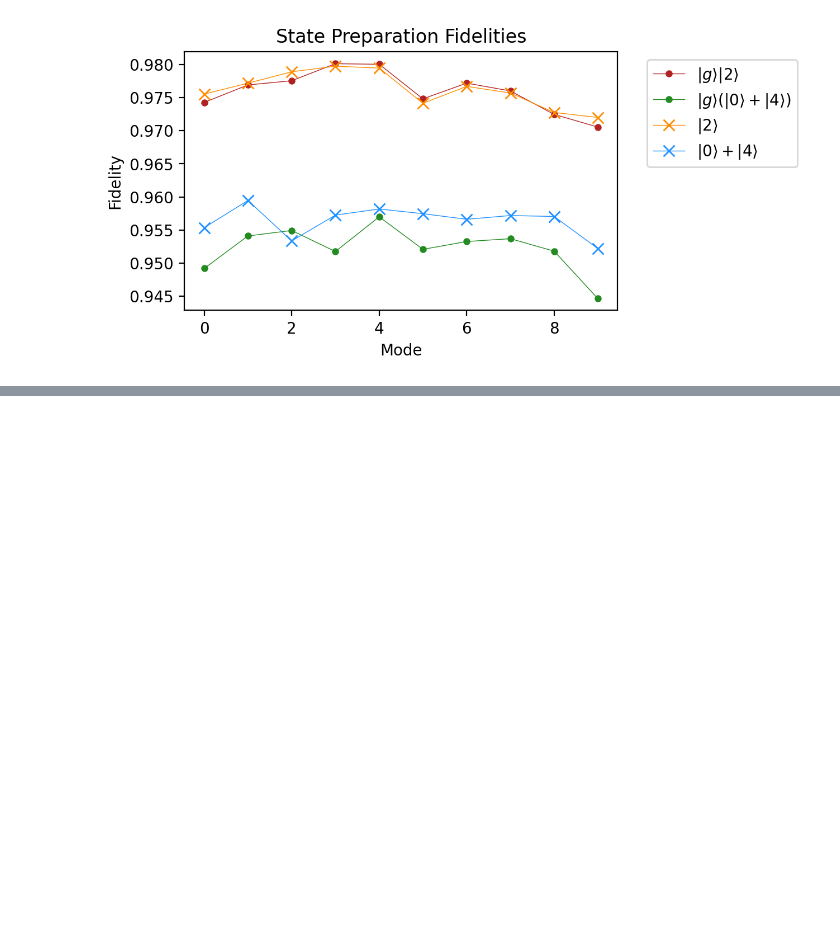
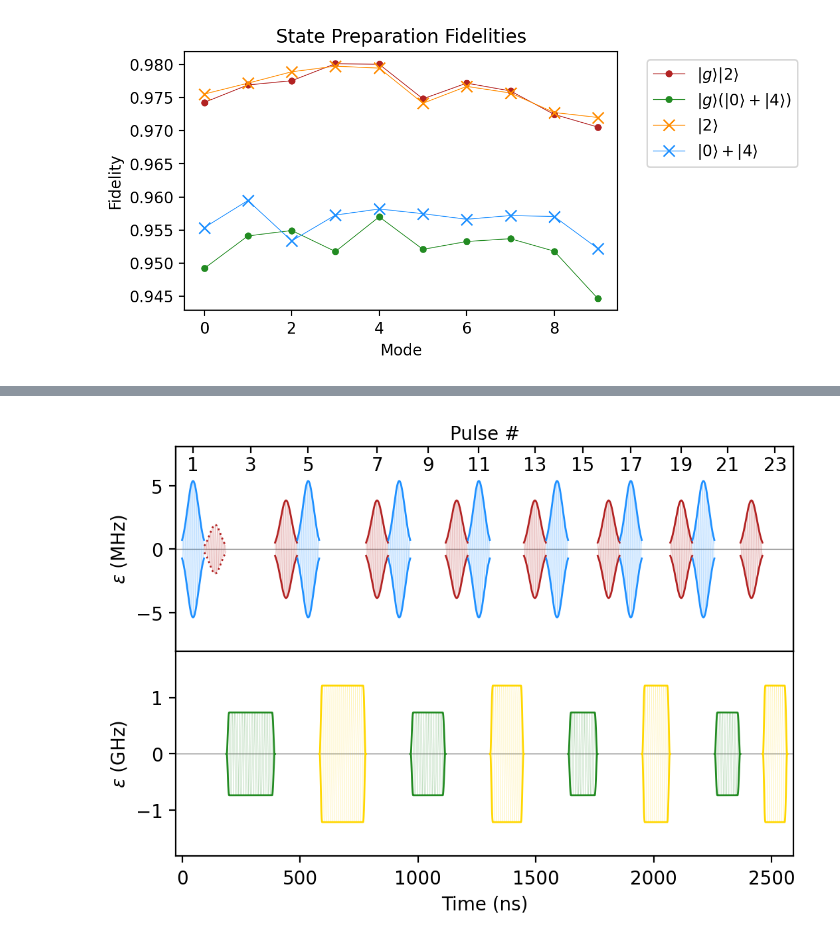
Before and after one commit to chakramlab/CavityModeDriveSimulations, a Jupyter notebook: Multi-Mode_Sideband_Control/UsingJuliaBase/RunsForPaper/FolderForGoogleDrive/MainNotebook.ipynb, the cells around one changed output, grey strips where cells are left out. Cells and saved outputs as stored; diff of their text form; code cells hidden in the pictures; blank space fills up the shorter version.

```diff
--- a/Multi-Mode_Sideband_Control/UsingJuliaBase/RunsForPaper/FolderForGoogleDrive/MainNotebook.ipynb
+++ b/Multi-Mode_Sideband_Control/UsingJuliaBase/RunsForPaper/FolderForGoogleDrive/MainNotebook.ipynb
@@ -266,0 +768,4 @@ Text(0.5, 1.0, 'State Preparation Fidelities')
+# %%
+make_signal_plot(Mode3and5, Mode3and5["Stuff"]["Drive_Sequences"]["NooN_4"])
+# %% [output]
+[figure, added]
```
Also changed, not shown: parts of 35 cells of this notebook, 31 other files.
